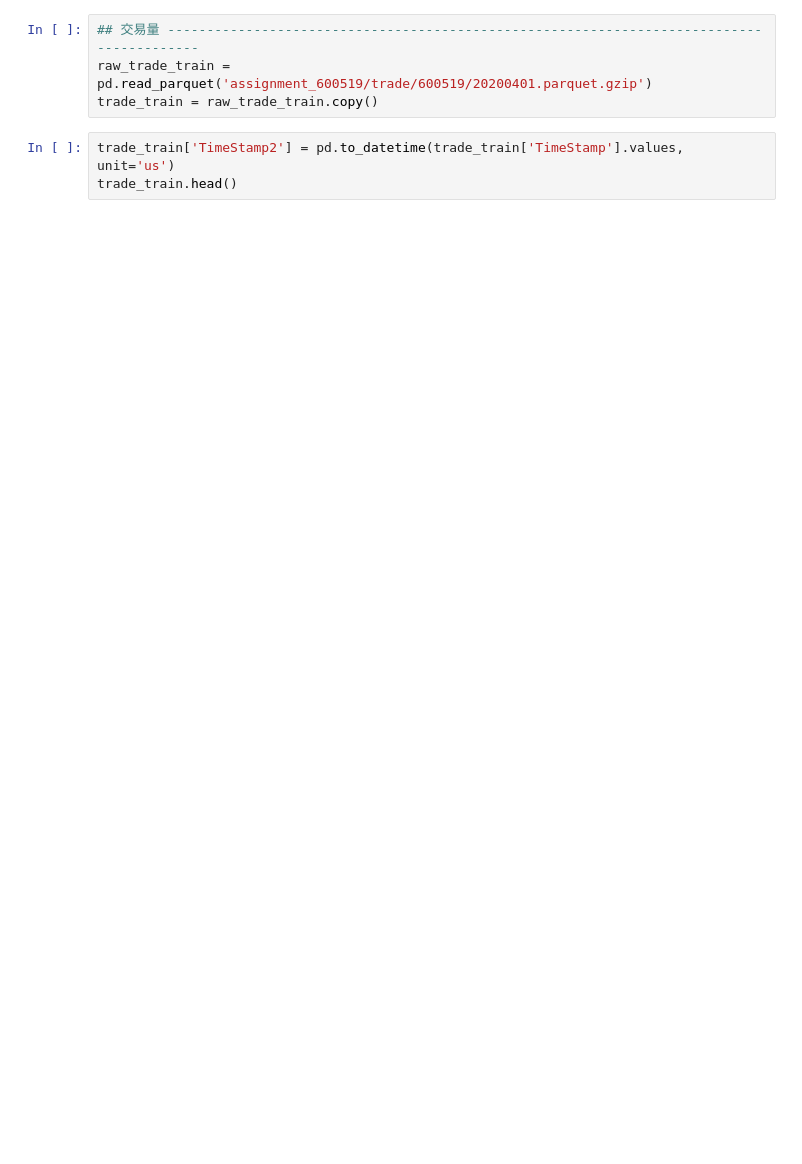
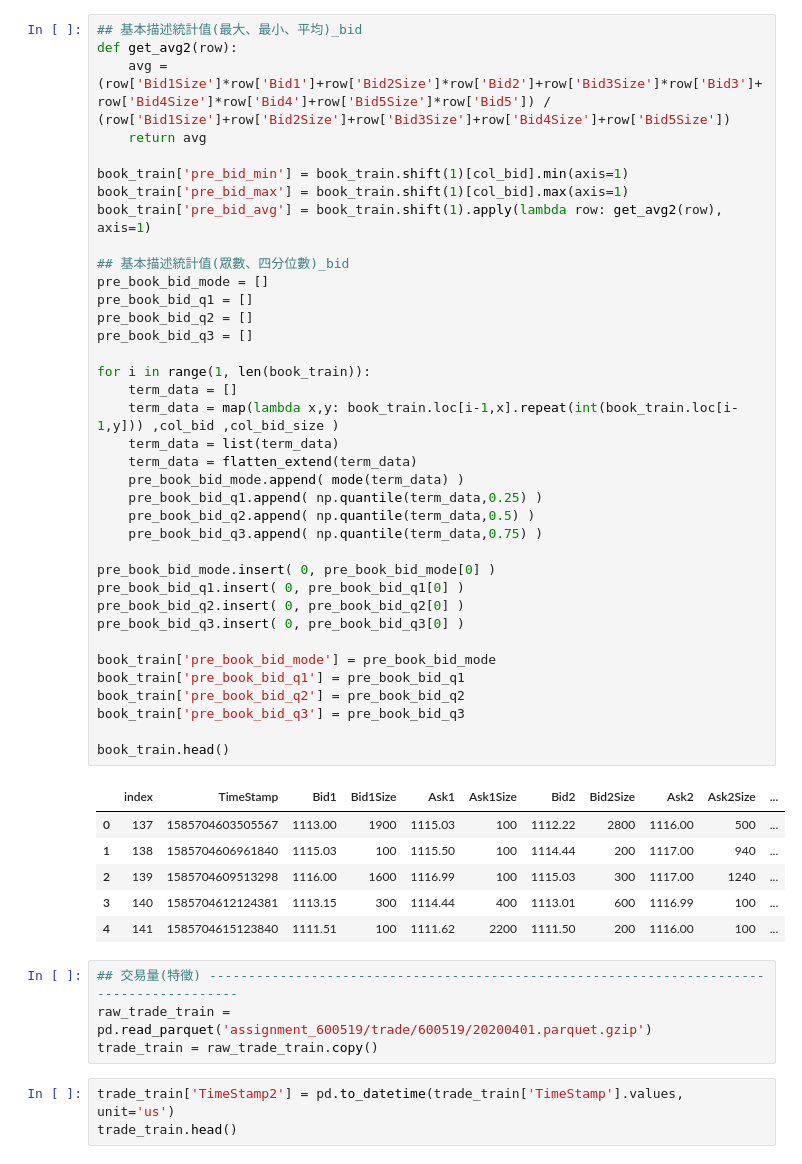
Before and after one commit to chun-code/stock_price, a Jupyter notebook: code.ipynb, the cells around one changed output. Cells and saved outputs as stored; diff of their text form; blank space fills up the shorter version.

```diff
--- a/code.ipynb
+++ b/code.ipynb
@@ -63,5 +116,49 @@ book_train.head()
+# %%
+## 基本描述統計值(最大、最小、平均)_bid
+def get_avg2(row):
+    avg = (row['Bid1Size']*row['Bid1']+row['Bid2Size']*row['Bid2']+row['Bid3Size']*row['Bid3']+row['Bid4Size']*row['Bid4']+row['Bid5Size']*row['Bid5']) / (row['Bid1Size']+row['Bid2Size']+row['Bid3Size']+row['Bid4Size']+row['Bid5Size'])
+    return avg
+
+book_train['pre_bid_min'] = book_train.shift(1)[col_bid].min(axis=1)
+book_train['pre_bid_max'] = book_train.shift(1)[col_bid].max(axis=1)
+book_train['pre_bid_avg'] = book_train.shift(1).apply(lambda row: get_avg2(row), axis=1)
+
+## 基本描述統計值(眾數、四分位數)_bid
+pre_book_bid_mode = []
+pre_book_bid_q1 = []
+pre_book_bid_q2 = []
+pre_book_bid_q3 = []
+
+for i in range(1, len(book_train)):
+    term_data = []
+    term_data = map(lambda x,y: book_train.loc[i-1,x].repeat(int(book_train.loc[i-1,y])) ,col_bid ,col_bid_size )
+    term_data = list(term_data)
+    term_data = flatten_extend(term_data)
+    pre_book_bid_mode.append( mode(term_data) )
+    pre_book_bid_q1.append( np.quantile(term_data,0.25) )
+    pre_book_bid_q2.append( np.quantile(term_data,0.5) )
+    pre_book_bid_q3.append( np.quantile(term_data,0.75) )
+
+pre_book_bid_mode.insert( 0, pre_book_bid_mode[0] )
+pre_book_bid_q1.insert( 0, pre_book_bid_q1[0] )
+pre_book_bid_q2.insert( 0, pre_book_bid_q2[0] )
+pre_book_bid_q3.insert( 0, pre_book_bid_q3[0] )
+
+book_train['pre_book_bid_mode'] = pre_book_bid_mode
+book_train['pre_book_bid_q1'] = pre_book_bid_q1
+book_train['pre_book_bid_q2'] = pre_book_bid_q2
+book_train['pre_book_bid_q3'] = pre_book_bid_q3
+
+book_train.head()
+# %% [output]
+|  | index | TimeStamp | Bid1 | Bid1Size | Ask1 | Ask1Size | Bid2 | Bid2Size | Ask2 | Ask2Size | ... |
+| 0 | 137 | 1585704603505567 | 1113.00 | 1900 | 1115.03 | 100 | 1112.22 | 2800 | 1116.00 | 500 | ... |
+| 1 | 138 | 1585704606961840 | 1115.03 | 100 | 1115.50 | 100 | 1114.44 | 200 | 1117.00 | 940 | ... |
+| 2 | 139 | 1585704609513298 | 1116.00 | 1600 | 1116.99 | 100 | 1115.03 | 300 | 1117.00 | 1240 | ... |
+| 3 | 140 | 1585704612124381 | 1113.15 | 300 | 1114.44 | 400 | 1113.01 | 600 | 1116.99 | 100 | ... |
+| 4 | 141 | 1585704615123840 | 1111.51 | 100 | 1111.62 | 2200 | 1111.50 | 200 | 1116.00 | 100 | ... |
 # %%
-## 交易量 -----------------------------------------------------------------------------------------
+## 交易量(特徵) -----------------------------------------------------------------------------------------
 raw_trade_train = pd.read_parquet('assignment_600519/trade/600519/20200401.parquet.gzip')
 trade_train = raw_trade_train.copy()
 # %%
```
Also changed, not shown: parts of 6 cells of this notebook.
